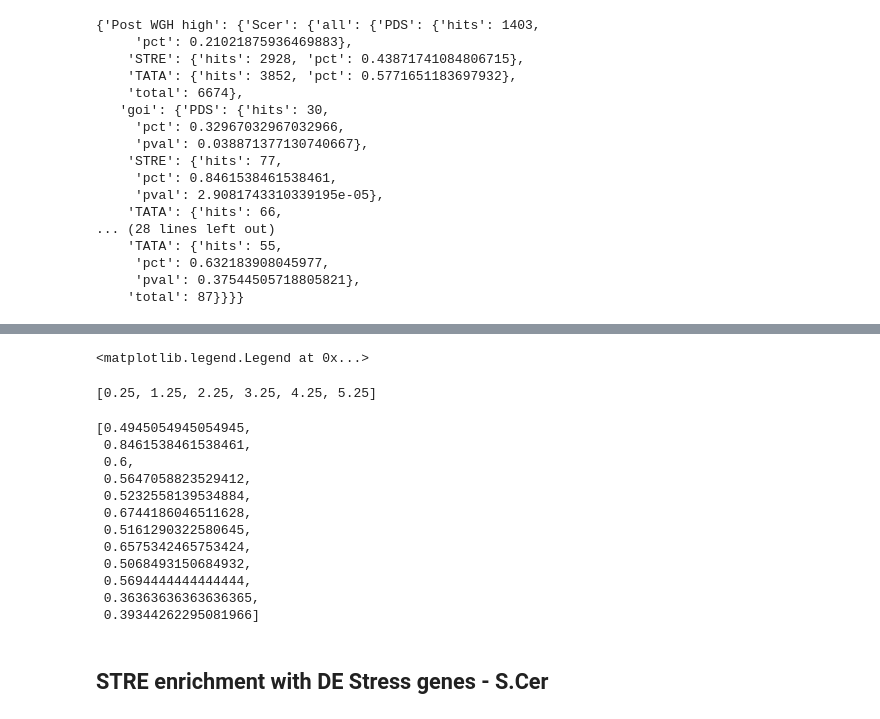
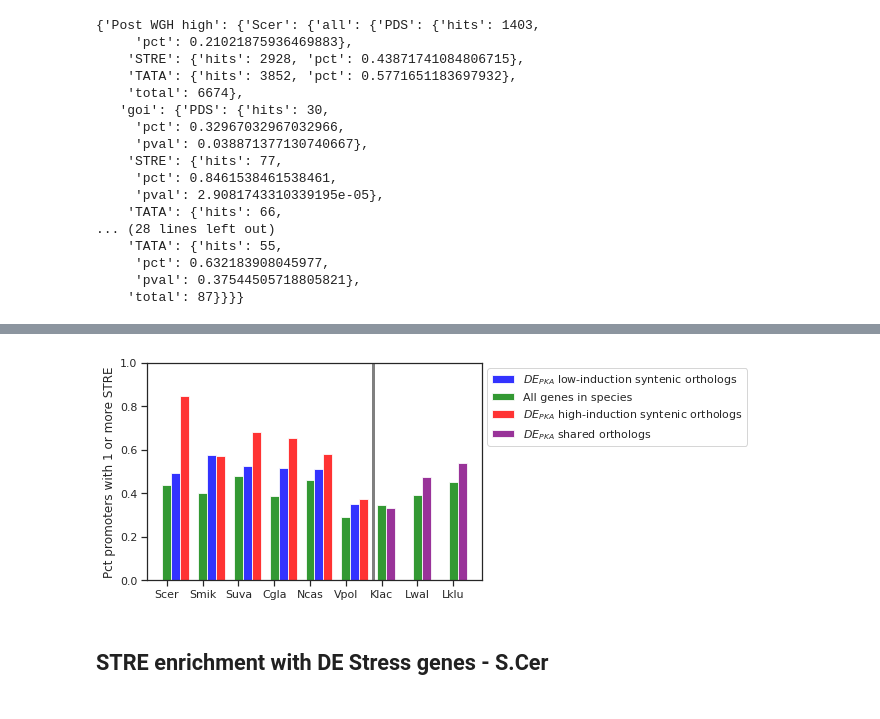
Before and after one commit to heineike02/yeast_esr_expression_analysis, a Jupyter notebook: scripts/20190128_STRE_enrichment_v_all_phylogeny.ipynb, the cells around one changed output, grey strips where cells are left out. Saved outputs shown, nothing was run; the diff lists cells and outputs as text; code cells hidden in the pictures.

```diff
--- a/scripts/20190128_STRE_enrichment_v_all_phylogeny.ipynb
+++ b/scripts/20190128_STRE_enrichment_v_all_phylogeny.ipynb
@@ -581,8 +921,8 @@ spec_sets = {'Post WGH low' : ['Scer'] + spec_order_post_WGH,
              'Pre WGH' : ['Klac'] + spec_order_pre_WGH}
 
 colors = {'all':'green', 'low': 'blue', 'high':'red', 'Pre WGH': 'purple'}
-legend_labels = {'all':'All genes in species', 'low': 'DE_PKA low ortholog',
-                 'high':'DE_PKA high ortholog', 'Pre WGH': 'DE_PKA shared ortholog'}
+legend_labels = {'all':'All genes in species', 'low': '$DE_{PKA}$ low-induction syntenic orthologs',
+                 'high':'$DE_{PKA}$ high-induction syntenic orthologs', 'Pre WGH': '$DE_{PKA}$ shared orthologs'}
 index = {'all':[], 'low':[],'high':[], 'Pre WGH':[]}
 data = {'all':[], 'low':[],'high':[], 'Pre WGH':[]}
 label_order = []
@@ -624,5 +964,7 @@ ax_pct.set_xticklabels(label_order)
 ax_pct.set_xticks(index['all'])
 ax_pct.set_ylim(0,1.0)
 ax_pct.set_ylabel('Pct promoters with 1 or more STRE')
-ax_pct.legend()
+ax_pct.legend(loc = 'upper left', bbox_to_anchor = (1.0,1.0))
+
+fig_pct.savefig(os.path.normpath('/home/heineike/scratch/STRE_conservation_summary.svg'),bbox_inches='tight')
 # %% [output]
@@ -631,20 +971 @@ ax_pct.legend()
-<matplotlib.legend.Legend at 0x...>
+[figure, added]
-# %%
-index[subset_name]
-# %% [output]
-[0.25, 1.25, 2.25, 3.25, 4.25, 5.25]
-# %%
-subset_data
-# %% [output]
-[0.4945054945054945,
- 0.8461538461538461,
- 0.6,
- 0.5647058823529412,
- 0.5232558139534884,
- 0.6744186046511628,
- 0.5161290322580645,
- 0.6575342465753424,
- 0.5068493150684932,
- 0.5694444444444444,
- 0.36363636363636365,
- 0.39344262295081966]
```
Also changed, not shown: parts of 28 cells of this notebook, 3 other files.
